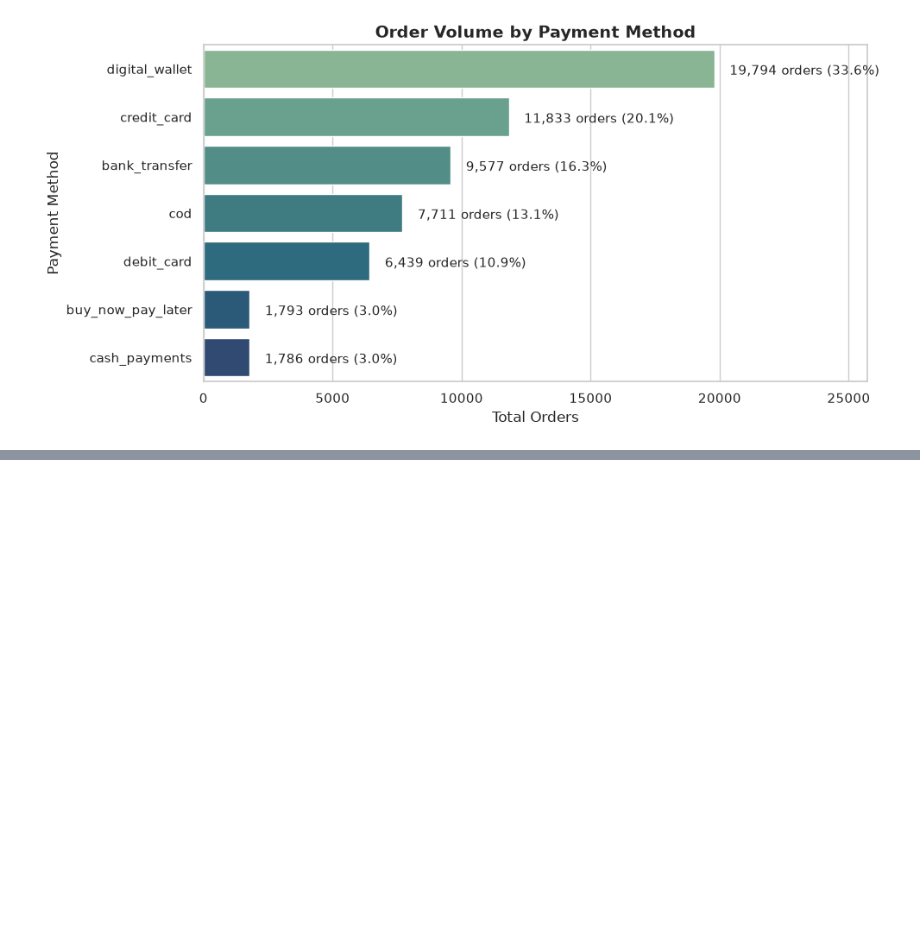
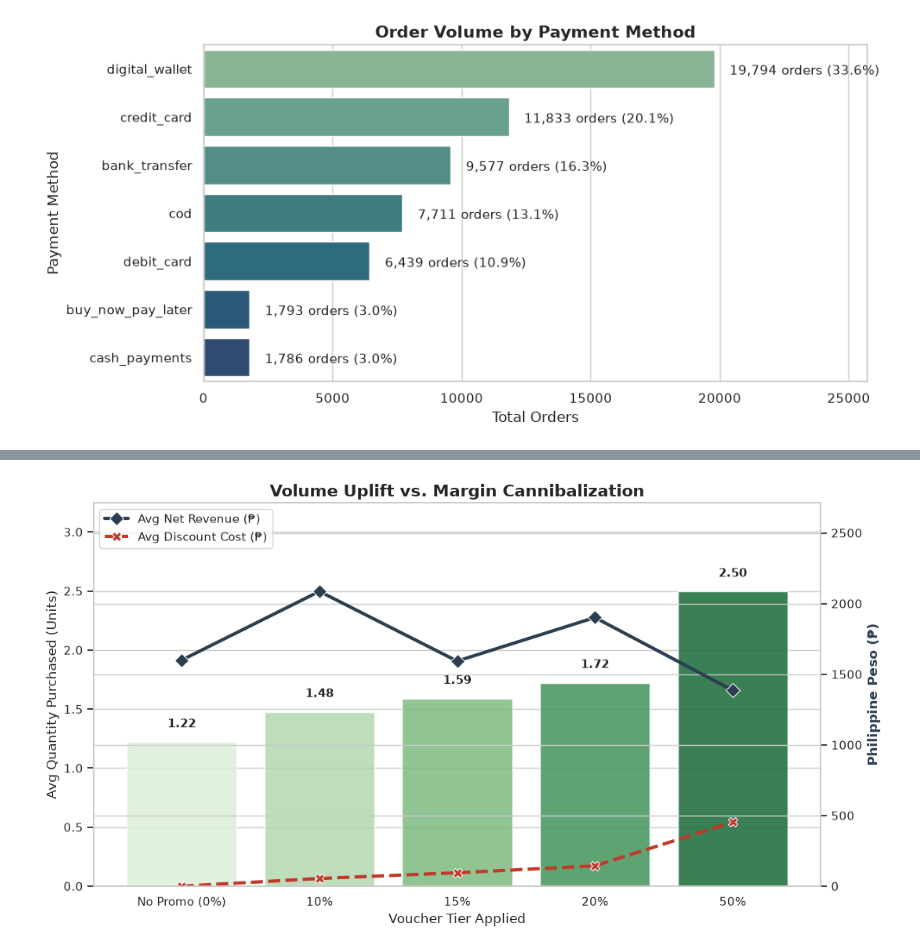
Before and after one commit to ruicchi/ph-ecommerce-data-simulator, a Jupyter notebook: exploratory_data_analysis.ipynb, the cells around one changed output, grey strips where cells are left out. Saved outputs shown, nothing was run; the diff lists cells and outputs as text; code cells hidden in the pictures; blank space fills up the shorter version.

Commit message:
feat: new analysis for EDA

```diff
--- a/exploratory_data_analysis.ipynb
+++ b/exploratory_data_analysis.ipynb
@@ -353,0 +427,87 @@ Affected OS Platforms: ['android']
+# %%
+df_order_items['actual_line_revenue'] = df_order_items['quantity'] * df_order_items['final_item_price']
+df_order_items['total_discount_given'] = df_order_items['quantity'] * df_order_items['discount_amount']
+
+promo_analysis = df_order_items.groupby('promo_tier_percentage').agg(
+    total_transactions=('order_item_id', 'count'),
+    avg_quantity=('quantity', 'mean'),
+    avg_line_revenue=('actual_line_revenue', 'mean'),
+    avg_discount_given=('total_discount_given', 'mean')
+).reset_index()
+
+promo_analysis['promo_label'] = (promo_analysis['promo_tier_percentage'] * 100).astype(int).astype(str) + '%'
+promo_analysis.loc[promo_analysis['promo_tier_percentage'] == 0.0, 'promo_label'] = 'No Promo (0%)'
+promo_analysis = promo_analysis.sort_values('promo_tier_percentage')
+
+fig, ax1 = plt.subplots(figsize=(11, 6))
+
+sns.barplot(
+    data=promo_analysis,
+    x='promo_label',
+    y='avg_quantity',
+    palette="Greens",
+    hue='promo_label',
+    ax=ax1,
+    alpha=0.85
+)
+ax1.set_ylabel('Avg Quantity Purchased (Units)', fontsize=12)
+ax1.set_ylim(0, promo_analysis['avg_quantity'].max() * 1.3)
+
+# Add data labels for the bars
+for p in ax1.patches:
+    ax1.text(p.get_x() + p.get_width()/2., p.get_height() + 0.1,
+             f'{p.get_height():.2f}', ha="center", va="bottom", fontsize=11, fontweight='bold')
+
+ax2 = ax1.twinx()
+sns.lineplot(
+    data=promo_analysis,
+    x='promo_label',
+    y='avg_line_revenue',
+    color='#2c3e50', # Dark blue
+    marker='D',
+    markersize=9,
+    linewidth=3,
+    label='Avg Net Revenue (₱)',
+    ax=ax2
+)
+
+sns.lineplot(
+    data=promo_analysis,
+    x='promo_label',
+    y='avg_discount_given',
+    color='#c0392b', # Red
+    marker='X',
+    markersize=9,
+    linewidth=3,
+    linestyle='--',
+    label='Avg Discount Cost (₱)',
+    ax=ax2
+)
+
+ax2.set_ylabel('Philippine Peso (₱)', fontsize=12, fontweight='bold', color='#2c3e50')
+ax2.set_ylim(0, max(promo_analysis['avg_line_revenue'].max(), promo_analysis['avg_discount_given'].max()) * 1.3)
+
+ax2.legend(loc='upper left')
+
+plt.title("Volume Uplift vs. Margin Cannibalization", fontsize=15, fontweight='bold')
+ax1.set_xlabel("Voucher Tier Applied", fontsize=12)
+
+plt.tight_layout()
+plt.show()
+
+print("\nVOUCHER PERFORMANC")
+baseline_rev = promo_analysis[promo_analysis['promo_tier_percentage'] == 0.0]['avg_line_revenue'].values[0]
+highest_tier_rev = promo_analysis.iloc[-1]['avg_line_revenue']
+highest_tier_label = promo_analysis.iloc[-1]['promo_label']
+
+print(f"Baseline Revenue per line (No Promo): ₱{baseline_rev:,.2f}")
+print(f"Revenue per line at {highest_tier_label} discount: ₱{highest_tier_rev:,.2f}")
+
+if highest_tier_rev > baseline_rev:
+    print(f"\nCONCLUSION: The {highest_tier_label} tier is PROFITABLE.")
+    print("The Poisson-driven increase in quantity purchased successfully offsets the capped peso discount.")
+else:
+    print(f"\nCONCLUSION: The {highest_tier_label} tier is CANNIBALIZING MARGINS.")
+    print("Despite users buying more units, the discount cap is too loose, resulting in a net loss of revenue compared to baseline.")
+# %% [output]
+[figure, added]
```
Also changed, not shown: parts of 6 cells of this notebook.
